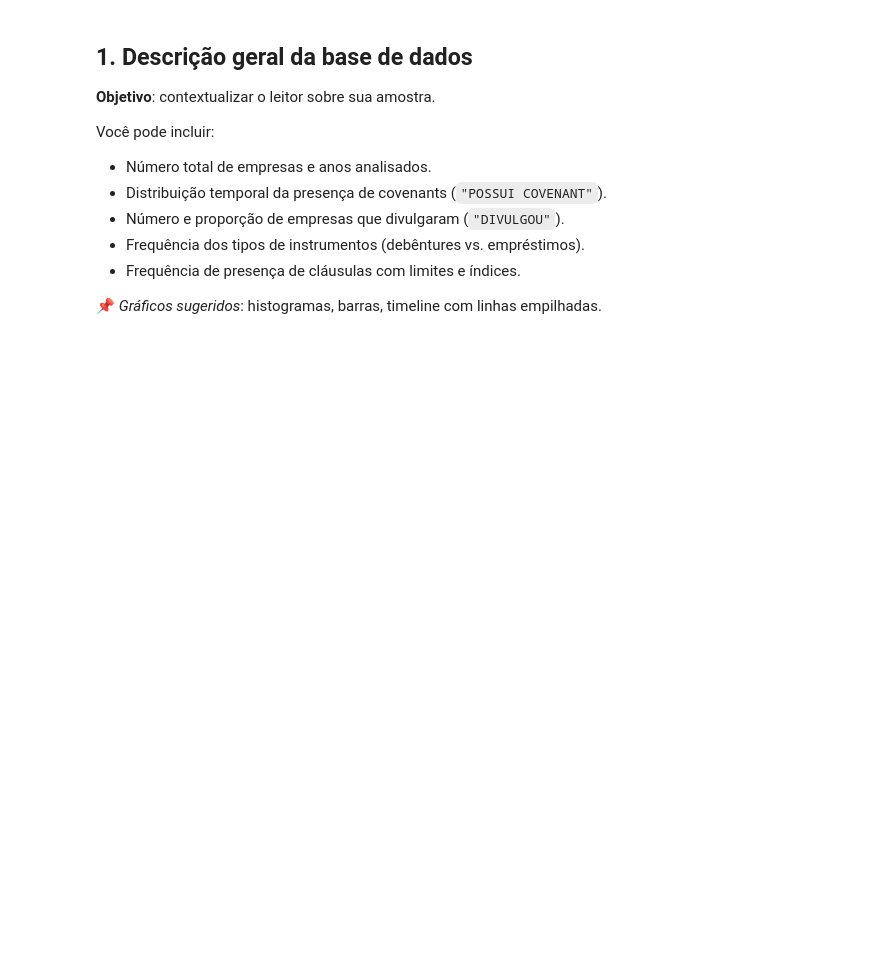
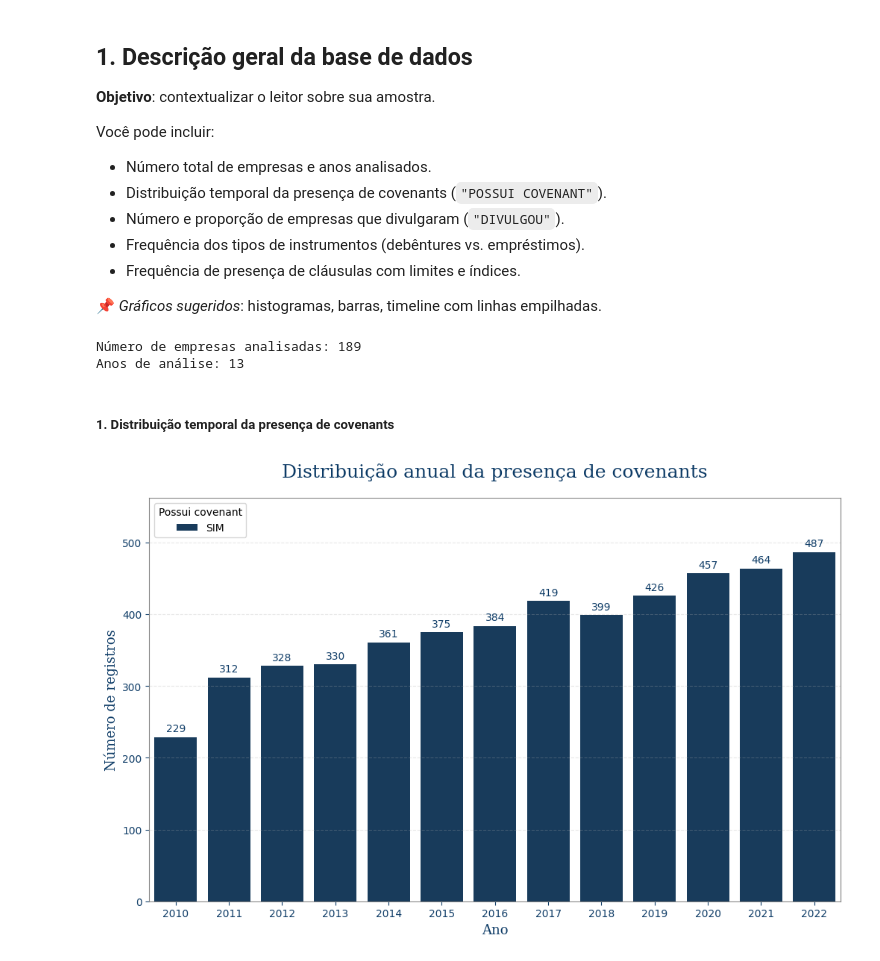
Before and after one commit to meduardajustino/Covenants-Contabeis, a Jupyter notebook: Análise Covenants.ipynb, the cells around one changed output. Cells and saved outputs as stored; diff of their text form; code cells hidden in the pictures; blank space fills up the shorter version.

Commit message:
Análise inicial

```diff
--- a/Análise Covenants.ipynb
+++ b/Análise Covenants.ipynb
@@ -373,0 +379,3 @@ Número de empresas na base: 214
+# %%
+df_filtrado['DIVULGOU'] = df_filtrado["DIVULGOU"].replace('NÂO', 'NÃO')
+df_filtrado['DIVULGOU'].unique()
@@ -385,3 +395,65 @@ Você pode incluir:
 * Frequência de presença de cláusulas com limites e índices.
 
 📌 *Gráficos sugeridos*: histogramas, barras, timeline com linhas empilhadas.
+# %%
+# Padronizando estilo dos gráficos
+plt.style.use("default")
+azul_escuro = "#0d3b66"
+
+font_titulo = {'family': 'serif', 'color': azul_escuro, 'size': 18}
+font_eixos = {'family': 'serif', 'color': azul_escuro, 'size': 13}
+
+def aplicar_estetica():
+    plt.grid(True, linestyle='--', alpha=0.3)
+    plt.tight_layout()
+    plt.rcParams['axes.edgecolor'] = 'gray'
+    plt.rcParams['axes.labelcolor'] = azul_escuro
+    plt.rcParams['xtick.color'] = azul_escuro
+    plt.rcParams['ytick.color'] = azul_escuro
+# %%
+n_empresas = df_filtrado['Empresa_Setor'].nunique()
+anos_analise = df_filtrado['ANO'].nunique()
+
+print(f"Número de empresas analisadas: {n_empresas}"
+      f"\nAnos de análise: {anos_analise}")
+# %% [output]
+Número de empresas analisadas: 189
+Anos de análise: 13
+# %% [markdown]
+##### 1. Distribuição temporal da presença de covenants
+# %%
+plt.figure(figsize=(10,6))
+aplicar_estetica()
+ax = sns.countplot(
+    data=df_filtrado,
+    x="ANO",
+    hue="POSSUI COVENANT",
+    palette=[azul_escuro, "#d3d3d3"],
+    order=sorted(df_filtrado["ANO"].unique())
+)
+
+# 2. Loop para adicionar os rótulos em cada barra
+for p in ax.patches:
+    # p.get_height() é o valor da barra (a contagem)
+    # Verificamos se a altura é maior que zero para não rotular barras vazias
+    if p.get_height() > 0:
+        ax.annotate(
+            f'{int(p.get_height())}',
+            (p.get_x() + p.get_width() / 2., p.get_height()),
+            ha='center',
+            va='center',
+            xytext=(0, 8),
+            textcoords='offset points',
+            fontsize=10,
+            color=azul_escuro
+        )
+
+plt.title("Distribuição anual da presença de covenants", fontdict=font_titulo, pad=20)
+plt.xlabel("Ano", fontdict=font_eixos)
+plt.ylabel("Número de registros", fontdict=font_eixos)
+plt.legend(title="Possui covenant", loc="upper left", frameon=True)
+
+plt.ylim(0, ax.get_ylim()[1] * 1.1)
+plt.show()
+# %% [output]
+[figure, added]
```
Also changed, not shown: parts of 15 cells of this notebook, 1 other file.
